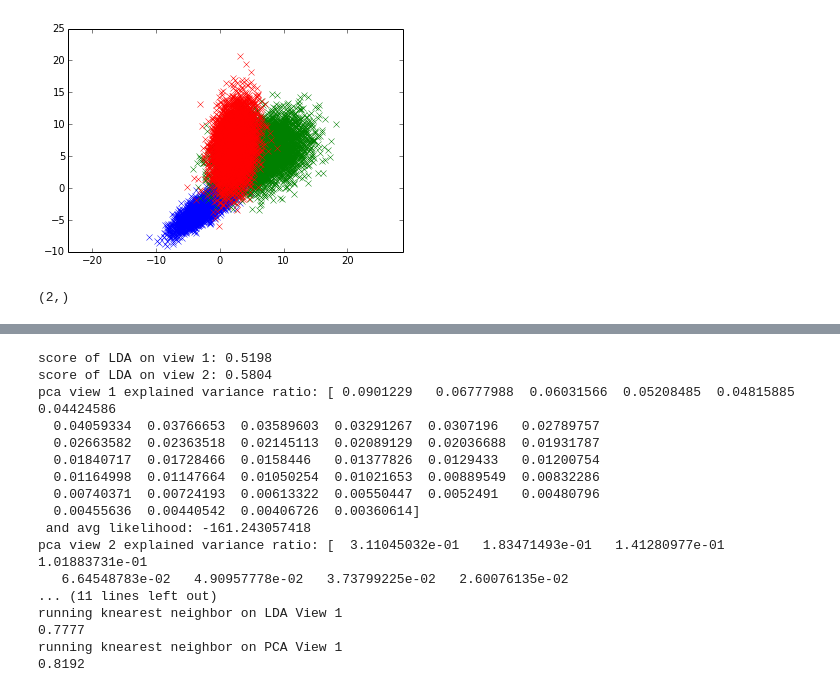
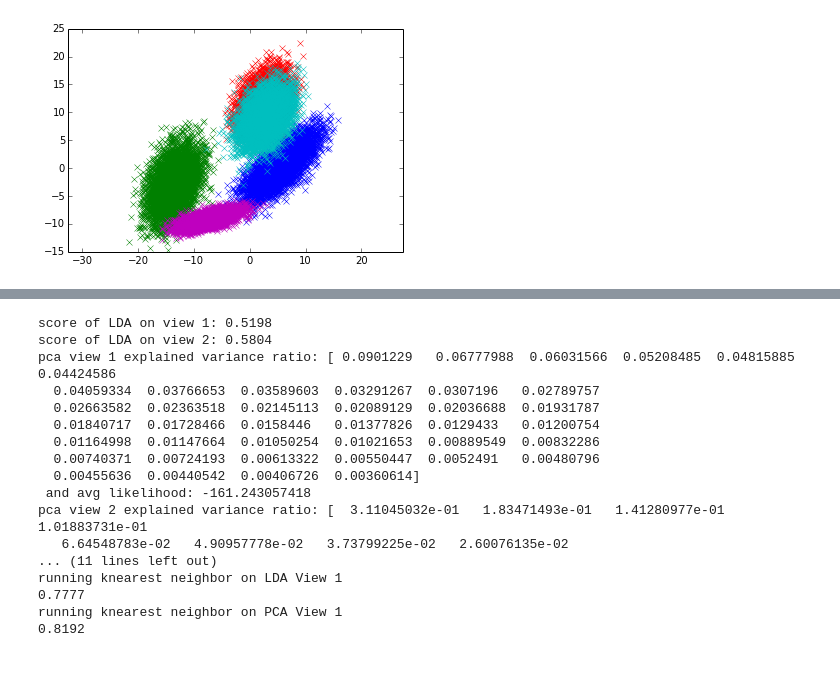
Before and after one commit to Niddal/Algorithms, a Jupyter notebook: LDA_PCA/LDA_vs_PCA.ipynb, the cells around one changed output, grey strips where cells are left out. Drawn from its saved outputs; the diff is of its cells as text; code cells hidden in the pictures.

```diff
--- a/LDA_PCA/LDA_vs_PCA.ipynb
+++ b/LDA_PCA/LDA_vs_PCA.ipynb
@@ -31,60 +21,74 @@ def error(X, Y):
 # %%
 #generate manageable 2d data
 
-numGaussians = 3 #also the number of classes
-N = 5000 #num training examples per class
-T = 1000 #num testing examples per class
-gaussians = []
-test = []
-for i in range(numGaussians):
-    mean = 5 * np.random.randn(2)
-    cov = np.random.randint(10, size=(2, 2))
-    x_train = np.random.multivariate_normal(mean, cov, N).T
-    x_test = np.random.multivariate_normal(mean, cov, T).T
-    plt.plot(x_train[0], x_train[1], 'x')
-    gaussians.append(x_train) #train data
-    test.append(x_test) #test data
+def generateData(numGaussians=3, numTraining=5000, numTesting=1000):
+    #numGaussians = 5 #also the number of classes
+    #N = 5000 #num training examples per class
+    #T = 1000 #num testing examples per class
+    gaussians = []
+    test = []
+    for i in range(numGaussians):
+        mean = 5 * np.random.randn(2)
+        cov = np.random.randint(10, size=(2, 2))
+        x_train = np.random.multivariate_normal(mean, cov, N).T
+        x_test = np.random.multivariate_normal(mean, cov, T).T
+        plt.plot(x_train[0], x_train[1], 'x')
+        gaussians.append(x_train) #train data
+        test.append(x_test) #test data
 
+    #format and plot the training data X, and test data X_test
+    plt.axis('equal')
+    plt.title('Training Data')
+    plt.show()
+    X_separated = np.array(gaussians) # shape #(3, 2, N) for 3 classes of N 2-D points each
+    X = np.concatenate(X_separated, axis=1) #shape (2, 3*N)
+    X_test = np.concatenate(test, axis = 1)
+    X = X.T
+    X_test = X_test.T
 
-plt.axis('equal')
-plt.show()
-X_separated = np.array(gaussians) # shape #(3, 2, N) for 3 classes of N 2-D points each
-X = np.concatenate(X_separated, axis=1) #shape (2, 3*N)
-X_test = np.concatenate(test, axis = 1)
-X = X.T
-X_test = X_test.T
-#create custom labels
-y_tr = np.array([0 for i in range(N)] + [1 for i in range(N)] + [2 for i in range(N)])
-y_test = np.array([0 for i in range(T)] + [1 for i in range(T)] + [2 for i in range(T)])
+    #create data labels for training set X and test set X_test
+    y, y_test = [], []
+    for n in range(numGaussians):
+        y = y + [n for i in range(N)]
+        y_test = y_test + [n for i in range(T)]
+
+    y = np.array(y)
+    y_test = np.array(y_test)
+    return X, X_test, y, y_test
-# %% [output]
-[figure, removed]
 # %%
+### do LDA computations by hand ###
 #compute means of each class (empirical)
+
+X, X_test, y, y_test = generateData(5, 5000, 1000)
+
 means =  [np.mean(x, 1) for x in X_separated] #empirical mean of each
 mean = np.array(np.mean(means, 0))
-print mean.shape
 
 #compute within class scatter (covariances)
 covariances = np.array([np.cov(x) for x in X_separated]) #within class covariance matrices
 S_W = covariances.sum(axis=0) #S_w, the Within-class Scatter matrix (sum of covariance matrices of each class)
 
 #compute between class scatter (means) - sum of outer products of deviations of the class means from universal mean
 S_B = numGaussians*N*sum([np.outer((x - mean), (x - mean)) for x in means]) #Between-class Scatter, shape (2, 2)
 
 #To solve the generalized eigenvalue problem inv(S_W)*S_B*x = \lambda*x, must compute the eigendecomposition
 #of invS_W * S_B. The top-most eigenvector (assoc. with greatest eigenvalue) is the direction of maximimum
 #discriminancy
 invS_W = lin.inv(S_W)
 Z = invS_W * S_B
 
 #solve the eigenvalue problem, obtain the eigenvectors sorted by decreasing eigenvalue
 [vals, vecs] = lin.eig(Z)
 
 #annoying way to sort vecs by the vals...better way?
 ev_list = zip(vals, vecs)
 ev_list.sort(key=lambda tup:tup[0], reverse=True)
 [vals, V] = zip(*ev_list)
 V = np.array(V) #shape is (2, 2)
+
+#project data onto the primary and secondary axes
+proj_classes_first = np.array([np.dot(V[0], X_separated[i]) for i in range(numGaussians)]) #project onto top axis
+proj_classes_second = np.array([np.dot(V[1], X_separated[i]) for i in range(numGaussians)]) #project onto next axis
 # %% [output]
-(2,)
+[figure, added]
 # %%
```
Also changed, not shown: parts of 6 cells of this notebook.
